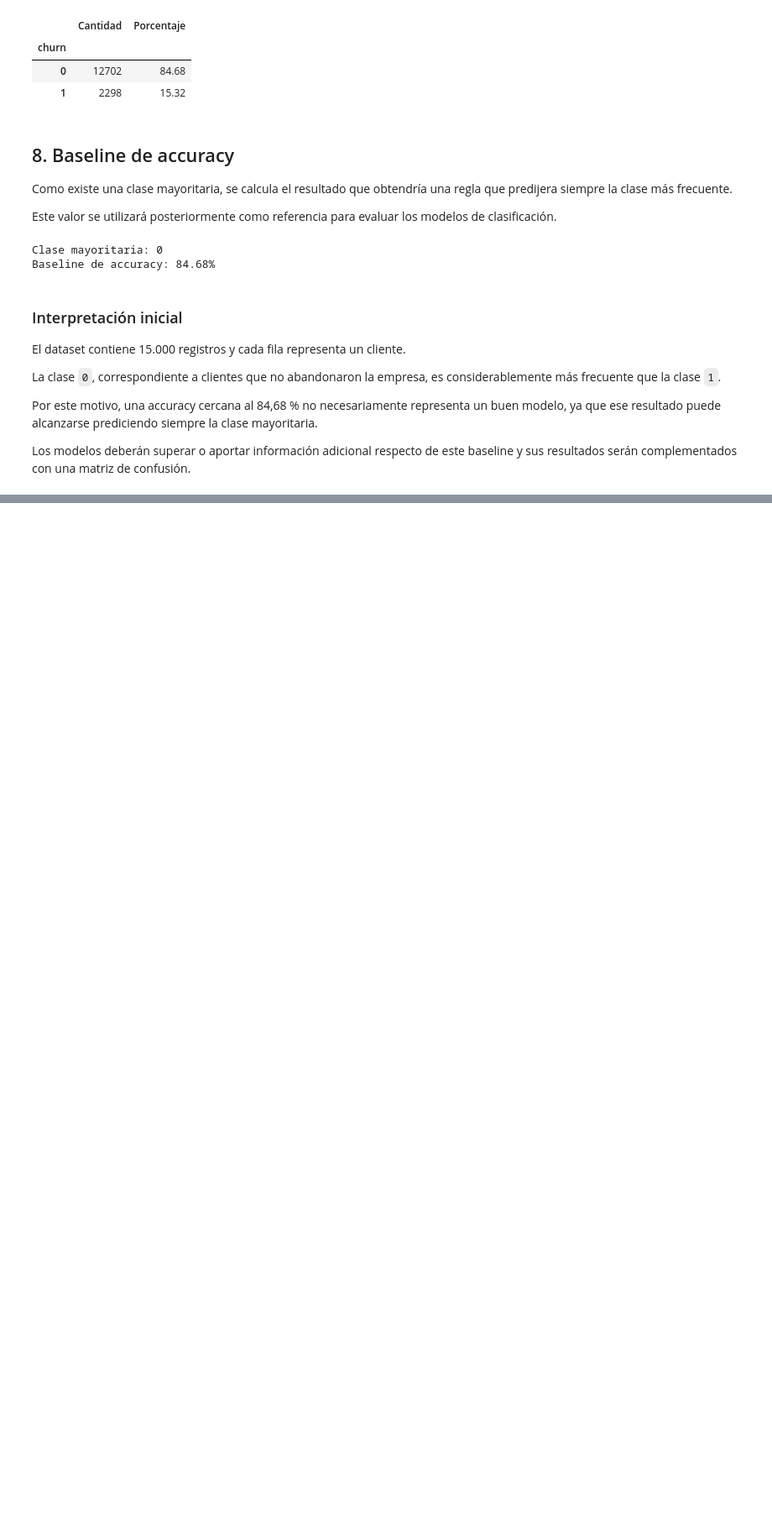
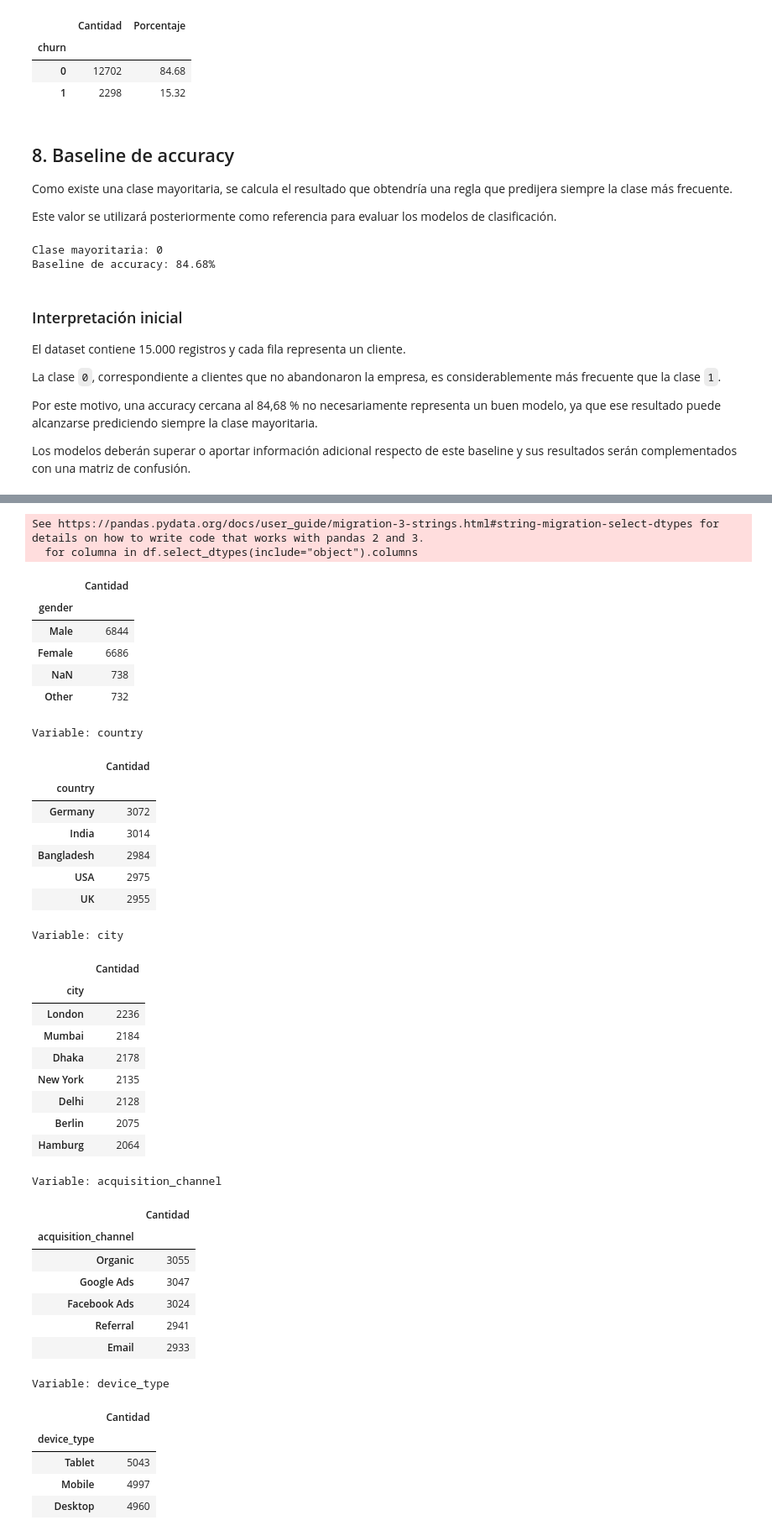
Before and after one commit to sebastianLagos16/customer-retention-analytics, a Jupyter notebook: notebook/Sebastian_lagos_Oscar_Oreste_ET_801V.ipynb, the cells around one changed output, grey strips where cells are left out. Shown at 84% size. Saved outputs shown, nothing was run; the diff lists cells and outputs as text; code cells hidden in the pictures; blank space fills up the shorter version.

```diff
--- a/notebook/Sebastian_lagos_Oscar_Oreste_ET_801V.ipynb
+++ b/notebook/Sebastian_lagos_Oscar_Oreste_ET_801V.ipynb
@@ -250,0 +336,18 @@ baseline y sus resultados serán complementados con una matriz de confusión.
+# %%
+columnas_fecha = ["signup_date", "last_purchase_date"]
+
+columnas_categoricas = [
+    columna
+    for columna in df.select_dtypes(include="object").columns
+    if columna not in columnas_fecha
+    and df[columna].nunique(dropna=True) <= 15
+]
+
+for columna in columnas_categoricas:
+    print(f"\nVariable: {columna}")
+    display(
+        df[columna]
+        .value_counts(dropna=False)
+        .to_frame("Cantidad")
+    )
+# %% [output]
@@ -250,0 +355,40 @@ baseline y sus resultados serán complementados con una matriz de confusión.
+See https://pandas.pydata.org/docs/user_guide/migration-3-strings.html#string-migration-select-dtypes for details on how to write code that works with pandas 2 and 3.
+  for columna in df.select_dtypes(include="object").columns
+|  | Cantidad |
+| gender |  |
+| Male | 6844 |
+| Female | 6686 |
+| NaN | 738 |
+| Other | 732 |
+Variable: country
+|  | Cantidad |
+| country |  |
+| Germany | 3072 |
+| India | 3014 |
+| Bangladesh | 2984 |
+| USA | 2975 |
+| UK | 2955 |
+Variable: city
+|  | Cantidad |
+| city |  |
+| London | 2236 |
+| Mumbai | 2184 |
+| Dhaka | 2178 |
+| New York | 2135 |
+| Delhi | 2128 |
+| Berlin | 2075 |
+| Hamburg | 2064 |
+Variable: acquisition_channel
+|  | Cantidad |
+| acquisition_channel |  |
+| Organic | 3055 |
+| Google Ads | 3047 |
+| Facebook Ads | 3024 |
+| Referral | 2941 |
+| Email | 2933 |
+Variable: device_type
+|  | Cantidad |
+| device_type |  |
+| Tablet | 5043 |
+| Mobile | 4997 |
+| Desktop | 4960 |
```
Also changed, not shown: parts of 23 cells of this notebook.
